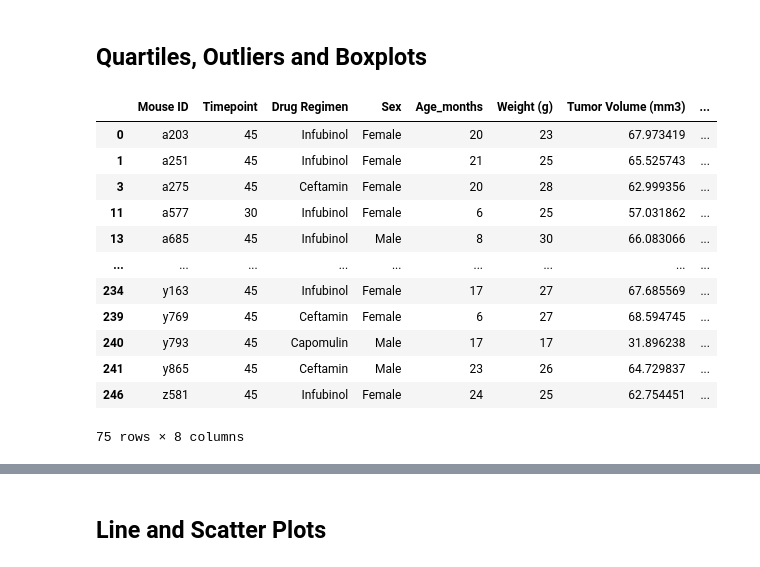
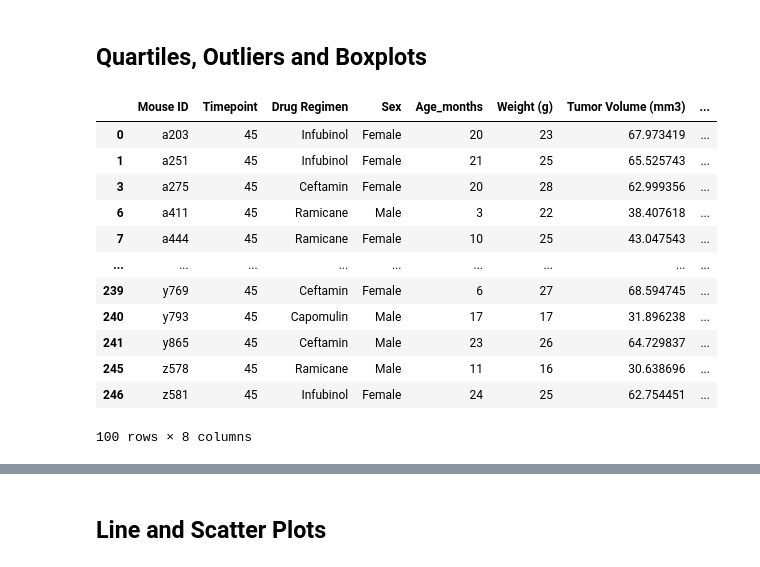
Before and after one commit to Savina-B/Matplotlib-challenge, a Jupyter notebook: pymaceuticals_starter.ipynb, the cells around one changed output, grey strips where cells are left out. Cells and saved outputs as stored; diff of their text form; code cells hidden in the pictures.

```diff
--- a/pymaceuticals_starter.ipynb
+++ b/pymaceuticals_starter.ipynb
@@ -195,32 +195,32 @@ plt.show()
 # %%
 # Calculate the final tumor volume of each mouse across four of the treatment regimens:
 # Capomulin, Ramicane, Infubinol, and Ceftamin
 
 # Start by getting the last (greatest) timepoint for each mouse
 greatest_timepoint = combined_data.groupby("Mouse ID")["Timepoint"].max()
 greatest_timepoint_df = pd.DataFrame(greatest_timepoint)
 greatest_timepoint_df = greatest_timepoint_df.reset_index()
 
 # Merge this group df with the original DataFrame to get the tumor volume at the last timepoint
 final_tumor_volume = pd.merge(greatest_timepoint_df, combined_data, on=["Mouse ID", "Timepoint"], how="left")
-treatment_regimens = ["Capomulin", "Remicane", "Infubinol", "Ceftamin"]
+treatment_regimens = ["Capomulin", "Ramicane", "Infubinol", "Ceftamin"]
 final_tumor_volume = final_tumor_volume[final_tumor_volume["Drug Regimen"].isin(treatment_regimens)]
 
 final_tumor_volume
 # %% [output]
 |  | Mouse ID | Timepoint | Drug Regimen | Sex | Age_months | Weight (g) | Tumor Volume (mm3) | ... |
 | 0 | a203 | 45 | Infubinol | Female | 20 | 23 | 67.973419 | ... |
 | 1 | a251 | 45 | Infubinol | Female | 21 | 25 | 65.525743 | ... |
 | 3 | a275 | 45 | Ceftamin | Female | 20 | 28 | 62.999356 | ... |
-| 11 | a577 | 30 | Infubinol | Female | 6 | 25 | 57.031862 | ... |
-| 13 | a685 | 45 | Infubinol | Male | 8 | 30 | 66.083066 | ... |
+| 6 | a411 | 45 | Ramicane | Male | 3 | 22 | 38.407618 | ... |
+| 7 | a444 | 45 | Ramicane | Female | 10 | 25 | 43.047543 | ... |
 | ... | ... | ... | ... | ... | ... | ... | ... | ... |
-| 234 | y163 | 45 | Infubinol | Female | 17 | 27 | 67.685569 | ... |
 | 239 | y769 | 45 | Ceftamin | Female | 6 | 27 | 68.594745 | ... |
 | 240 | y793 | 45 | Capomulin | Male | 17 | 17 | 31.896238 | ... |
 | 241 | y865 | 45 | Ceftamin | Male | 23 | 26 | 64.729837 | ... |
+| 245 | z578 | 45 | Ramicane | Male | 11 | 16 | 30.638696 | ... |
 | 246 | z581 | 45 | Infubinol | Female | 24 | 25 | 62.754451 | ... |
-75 rows × 8 columns
+100 rows × 8 columns
 # %%
 # Put treatments into a list for for loop (and later for plot labels)
 treatments = ["Capomulin", "Ramicane", "Infubinol", "Ceftamin"]
```
Also changed, not shown: parts of 5 cells of this notebook.
